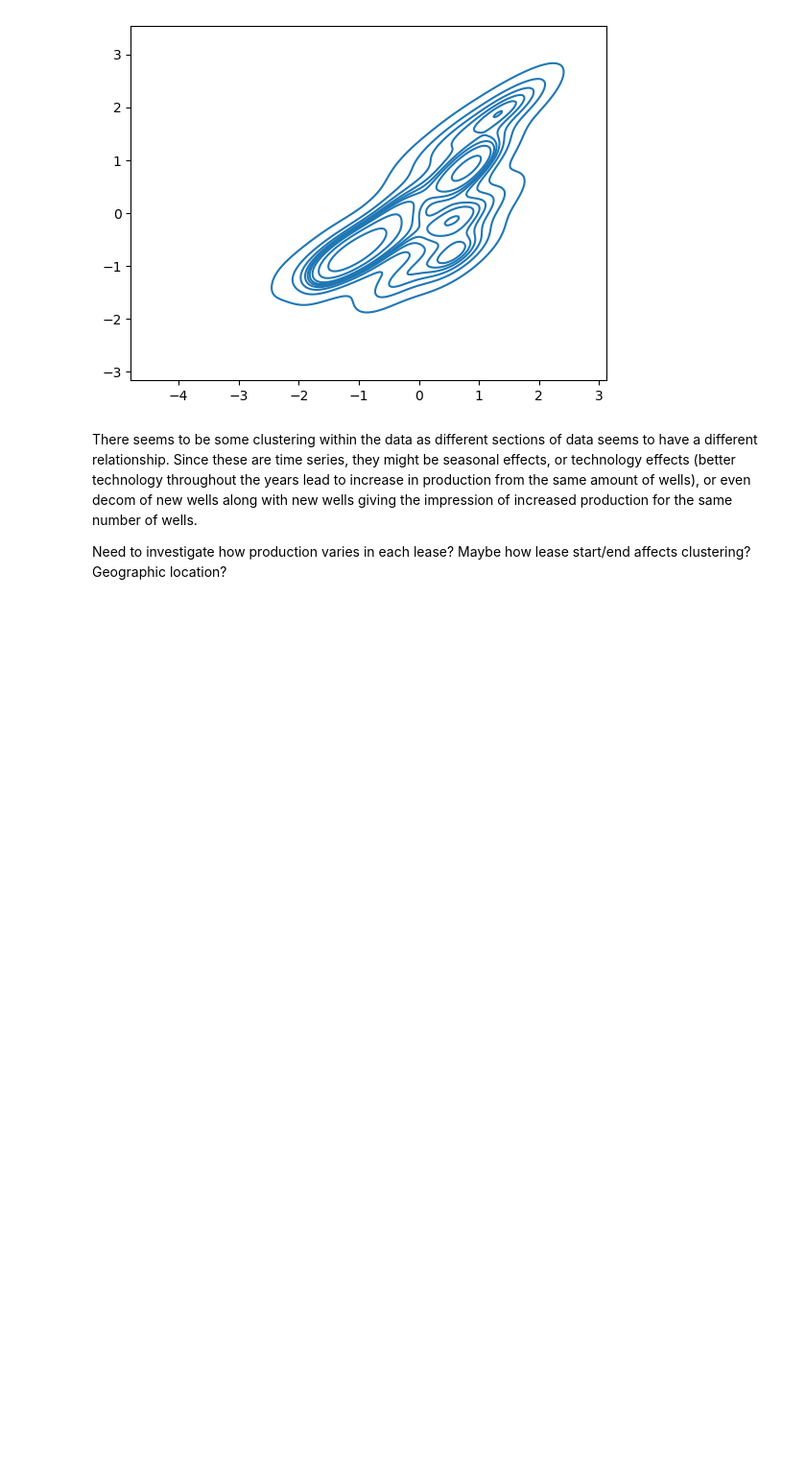
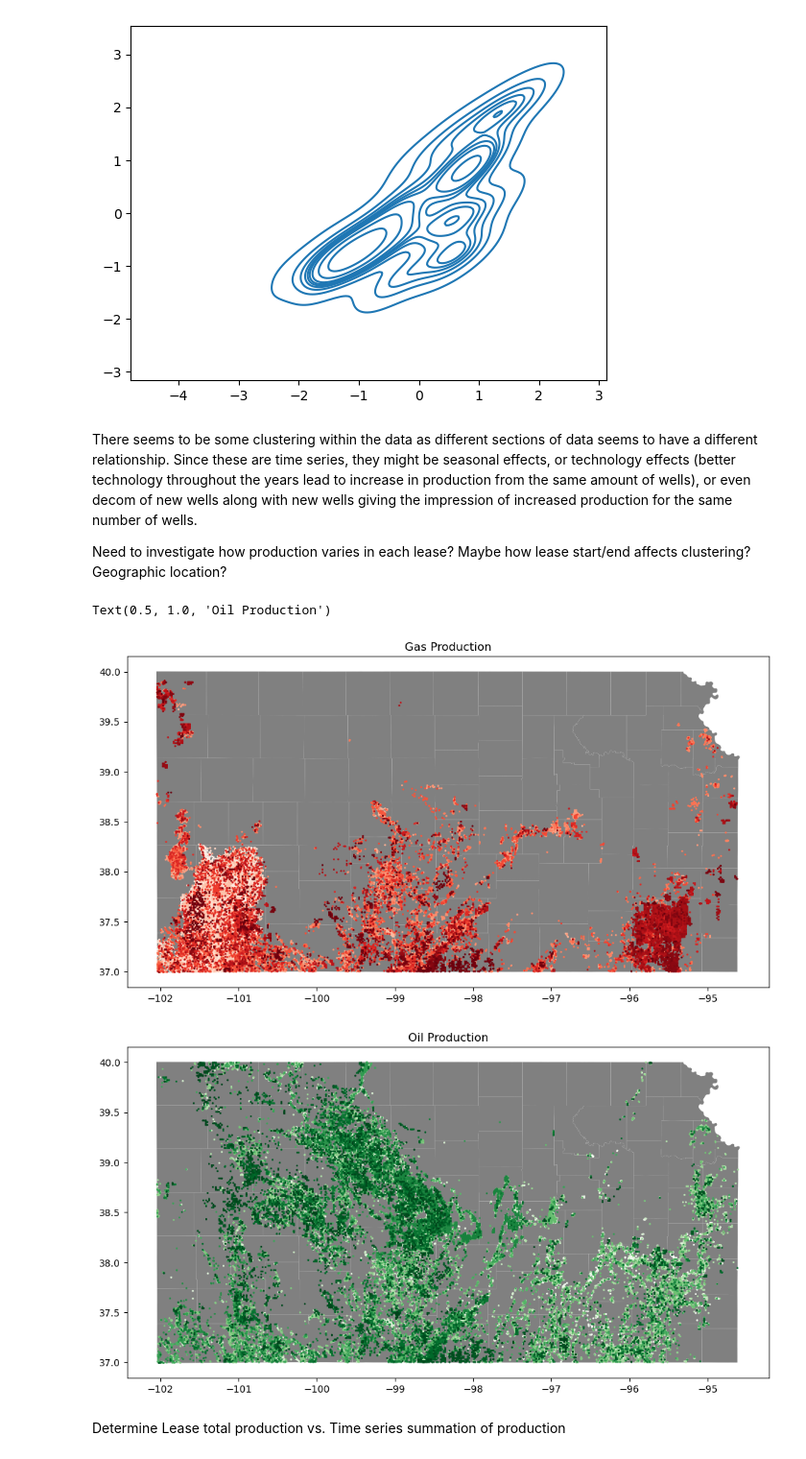
Before and after one commit to Energy-DVA/energy, a Jupyter notebook: _1_analysis/eda.ipynb, the cells around one changed output. Shown at 96% size. Drawn from its saved outputs; the diff is of its cells as text; code cells hidden in the pictures; blank space fills up the shorter version.

```diff
--- a/_1_analysis/eda.ipynb
+++ b/_1_analysis/eda.ipynb
@@ -53,7 +61,9 @@ Need to investigate how production varies in each lease? Maybe how lease start/e
 # %%
 kansas_prod = gpd.read_file("Shapefiles/OILGAS_FIELDS_GEO.shp")
 kansas_poly = gpd.read_file("Shapefiles/kansas_poly.geojson")
-kansas_state = gpd.read_file("Shapefiles/tl_2017_20_cousub.shp")
+#kansas_state = gpd.read_file("Shapefiles/tl_2017_20_cousub.shp")
+kansas_state = gpd.read_file("Shapefiles/cb_2018_us_county_500k.shp")
+kansas_state = kansas_state[kansas_state["STATEFP"]=='20'].reset_index(drop=True)
 # %%
 s = select(
     [
@@ -73,3 +83,29 @@ df_lease = gpd.GeoDataFrame(df_lease, geometry=geometry, crs = kansas_state.crs)
 # Get production average per year for each lease to see which counties have the most prolific production
 df_lease['year_span'] = (df_lease['YEAR_STOP'] - df_lease['YEAR_START']).apply(lambda x: max(x,1))
 df_lease["yearly_production"] = df_lease['PRODUCTION'] / df_lease['year_span']
+# %%
+df_lease_gas = df_lease[df_lease['PRODUCES'] == 'GAS'].reset_index(drop=True)
+df_lease_oil = df_lease[df_lease['PRODUCES'] == 'OIL'].reset_index(drop=True)
+
+# Rank leases
+tot_ranks = 100
+df_lease_gas['rank'] = pd.Categorical(np.ceil(df_lease_gas['yearly_production'].rank(pct=True).mul(tot_ranks)).astype('Int64'))
+df_lease_oil['rank'] = pd.Categorical(np.ceil(df_lease_oil['yearly_production'].rank(pct=True).mul(tot_ranks)).astype('Int64'))
+# %%
+# Plot only Gas
+fig, ax = plt.subplots(figsize = (12,10))
+kansas_state.plot(ax = ax, color = 'grey')
+df_lease_gas.plot(ax = ax, cmap = 'Reds', markersize = 1)
+ax.set_title("Gas Production")
+
+# Plot only Oil
+fig, ax = plt.subplots(figsize = (12,10))
+kansas_state.plot(ax = ax, color = 'grey')
+df_lease_oil.plot(ax = ax, cmap = 'Greens', markersize = 1)
+ax.set_title("Oil Production")
+# %% [output]
+Text(0.5, 1.0, 'Oil Production')
+[figure, added]
+[figure, added]
+# %% [markdown]
+Determine Lease total production vs. Time series summation of production
```
Also changed, not shown: parts of 15 cells of this notebook.
